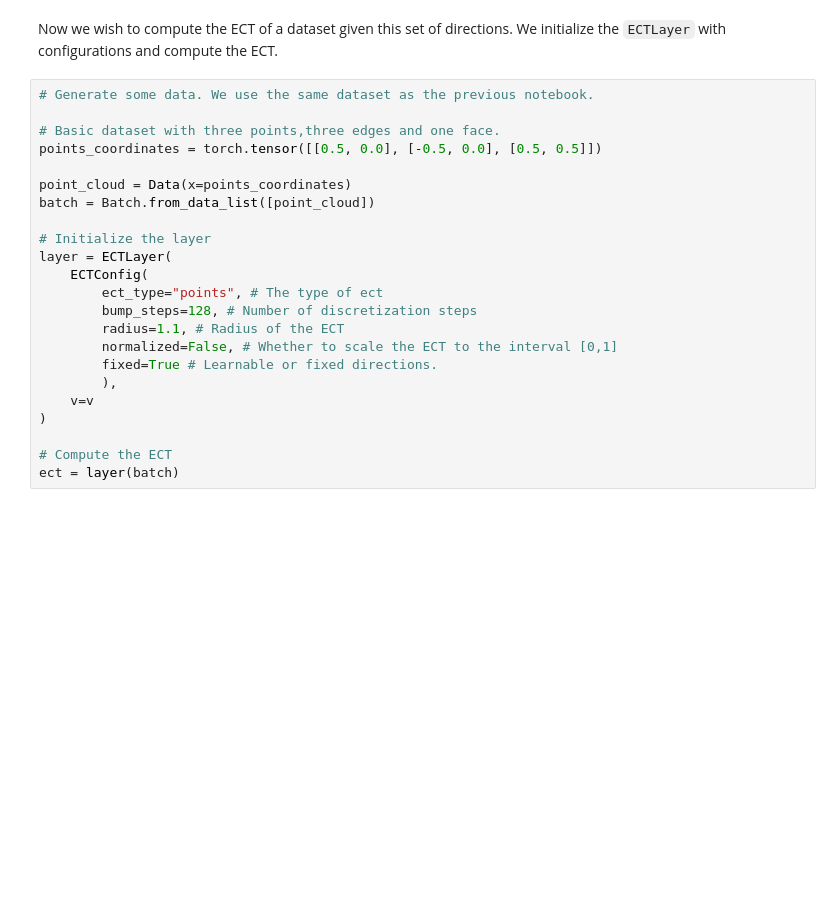
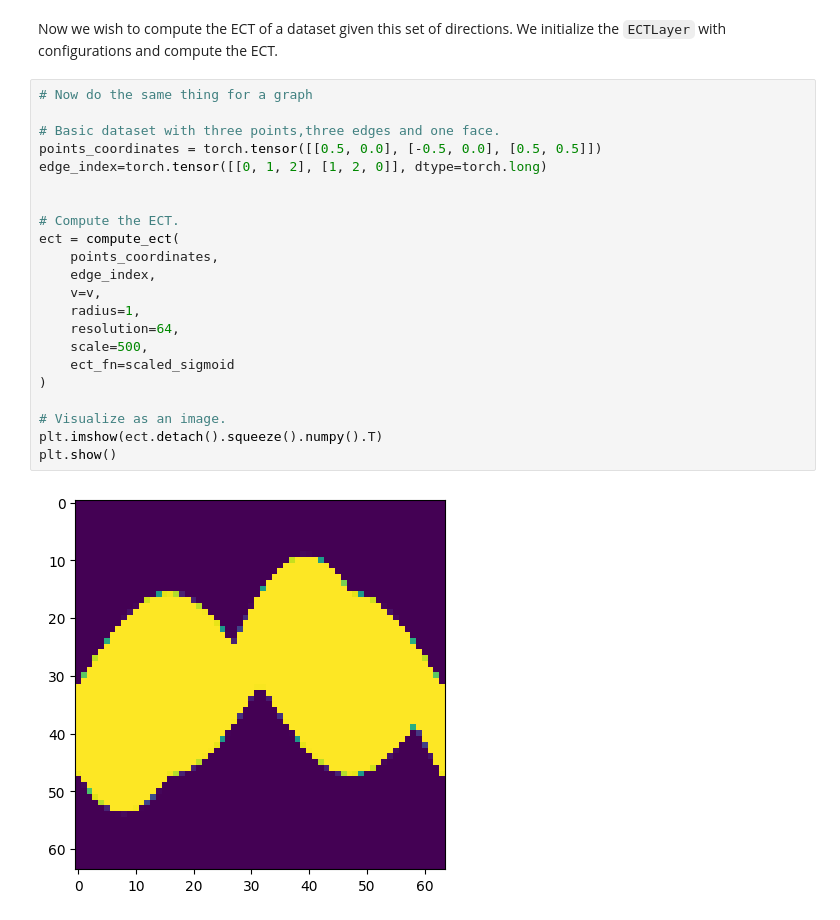
Before and after one commit to aidos-lab/dect, a Jupyter notebook: notebooks/01_example_usage.ipynb, the cells around one changed output. Saved outputs shown, nothing was run; the diff lists cells and outputs as text; blank space fills up the shorter version.

Commit message:
Updated example notebook 01.

```diff
--- a/notebooks/01_example_usage.ipynb
+++ b/notebooks/01_example_usage.ipynb
@@ -47,26 +50,27 @@ torch.Size([2, 128])
 # %% [markdown]
 Now we wish to compute the ECT of a dataset given this set of directions.
 We initialize the `ECTLayer` with configurations and compute the ECT.
-# %%
-# Generate some data. We use the same dataset as the previous notebook.
-
-# Basic dataset with three points,three edges and one face.
-points_coordinates = torch.tensor([[0.5, 0.0], [-0.5, 0.0], [0.5, 0.5]])
-
-point_cloud = Data(x=points_coordinates)
-batch = Batch.from_data_list([point_cloud])
-
-# Initialize the layer
-layer = ECTLayer(
-    ECTConfig(
-        ect_type="points", # The type of ect
-        bump_steps=128, # Number of discretization steps
-        radius=1.1, # Radius of the ECT
-        normalized=False, # Whether to scale the ECT to the interval [0,1]
-        fixed=True # Learnable or fixed directions.
-        ),
-    v=v
-)
-
-# Compute the ECT
-ect = layer(batch)
+# %%
+# Now do the same thing for a graph
+
+# Basic dataset with three points,three edges and one face.
+points_coordinates = torch.tensor([[0.5, 0.0], [-0.5, 0.0], [0.5, 0.5]])
+edge_index=torch.tensor([[0, 1, 2], [1, 2, 0]], dtype=torch.long)
+
+
+# Compute the ECT.
+ect = compute_ect(
+    points_coordinates,
+    edge_index,
+    v=v,
+    radius=1,
+    resolution=64,
+    scale=500,
+    ect_fn=scaled_sigmoid
+)
+
+# Visualize as an image.
+plt.imshow(ect.detach().squeeze().numpy().T)
+plt.show()
+# %% [output]
+[figure, added]
```
Also changed, not shown: parts of 13 cells of this notebook, 3 other files.
